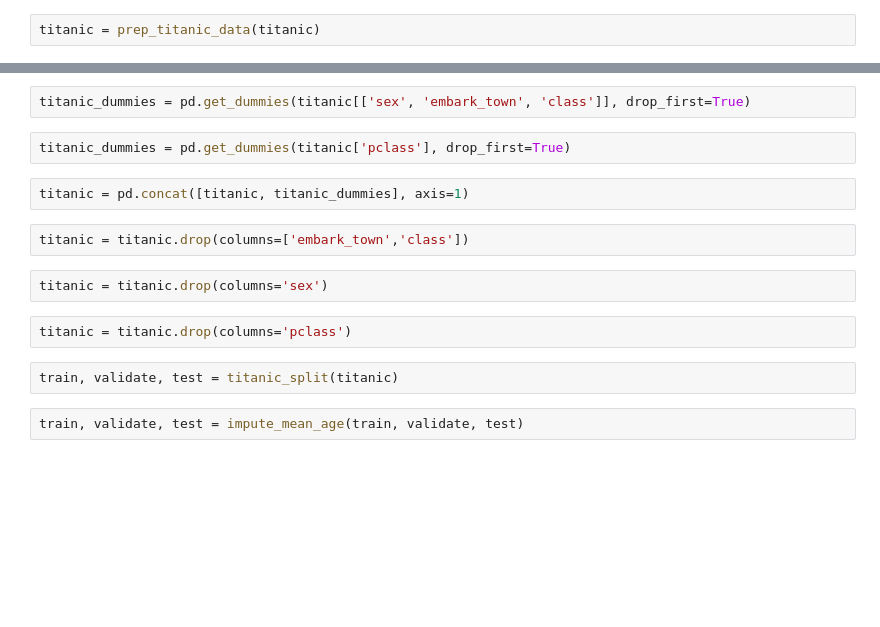
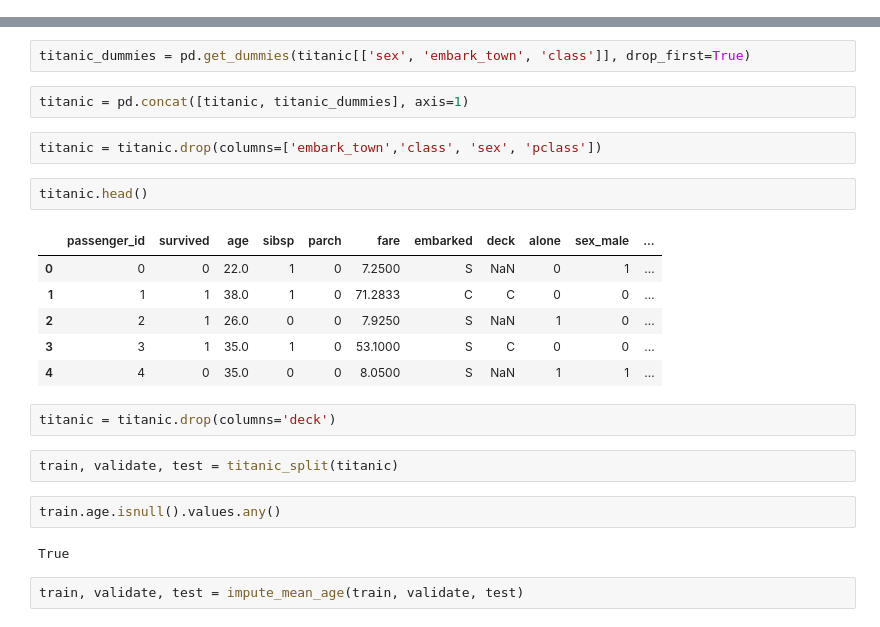
Before and after one commit to matt-c-knight/classification-exercises, a Jupyter notebook: model.ipynb, the cells around one changed output, grey strips where cells are left out. Cells and saved outputs as stored; diff of their text form; blank space fills up the shorter version.

```diff
--- a/model.ipynb
+++ b/model.ipynb
@@ -72,5 +72,3 @@ def prep_titanic_data(cached=True):
     train, validate, test = impute_mean_age(train, validate, test)
 
     return train, validate, test
-# %%
-titanic = prep_titanic_data(titanic)
@@ -89,18 +85,27 @@ titanic.head()
 | 4 | 4 | 0 | 3 | male | 35.0 | 0 | 0 | 8.0500 | S | Third | ... |
 # %%
 titanic_dummies = pd.get_dummies(titanic[['sex', 'embark_town', 'class']], drop_first=True)
-# %%
-titanic_dummies = pd.get_dummies(titanic['pclass'], drop_first=True)
 # %%
 titanic = pd.concat([titanic, titanic_dummies], axis=1)
 # %%
-titanic = titanic.drop(columns=['embark_town','class'])
+titanic = titanic.drop(columns=['embark_town','class', 'sex', 'pclass'])
+# %%
+titanic.head()
+# %% [output]
+|  | passenger_id | survived | age | sibsp | parch | fare | embarked | deck | alone | sex_male | ... |
+| 0 | 0 | 0 | 22.0 | 1 | 0 | 7.2500 | S | NaN | 0 | 1 | ... |
+| 1 | 1 | 1 | 38.0 | 1 | 0 | 71.2833 | C | C | 0 | 0 | ... |
+| 2 | 2 | 1 | 26.0 | 0 | 0 | 7.9250 | S | NaN | 1 | 0 | ... |
+| 3 | 3 | 1 | 35.0 | 1 | 0 | 53.1000 | S | C | 0 | 0 | ... |
+| 4 | 4 | 0 | 35.0 | 0 | 0 | 8.0500 | S | NaN | 1 | 1 | ... |
 # %%
-titanic = titanic.drop(columns='sex')
+titanic = titanic.drop(columns='deck')
-# %%
-titanic = titanic.drop(columns='pclass')
 # %%
 train, validate, test = titanic_split(titanic)
+# %%
+train.age.isnull().values.any()
+# %% [output]
+True
 # %%
 train, validate, test = impute_mean_age(train, validate, test)
 # %% [output]
```
Also changed, not shown: parts of 42 cells of this notebook, 6 other files.
